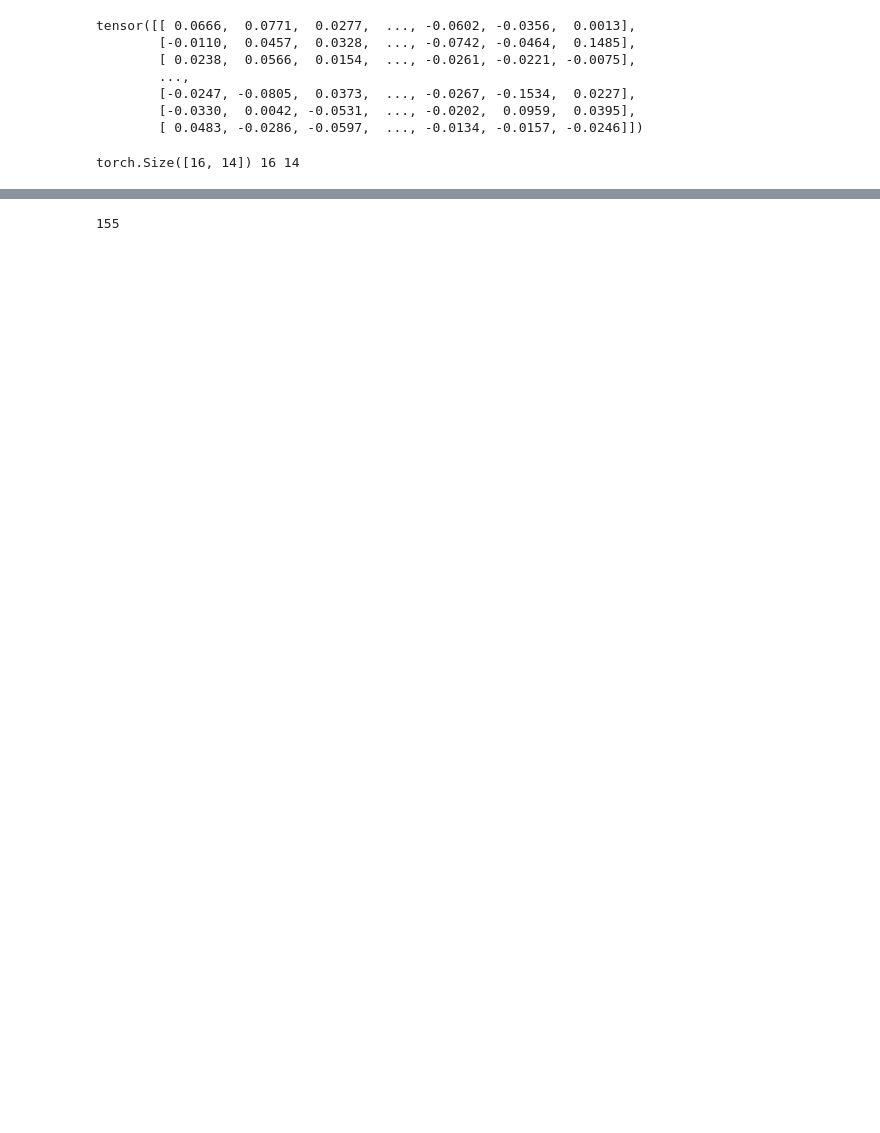
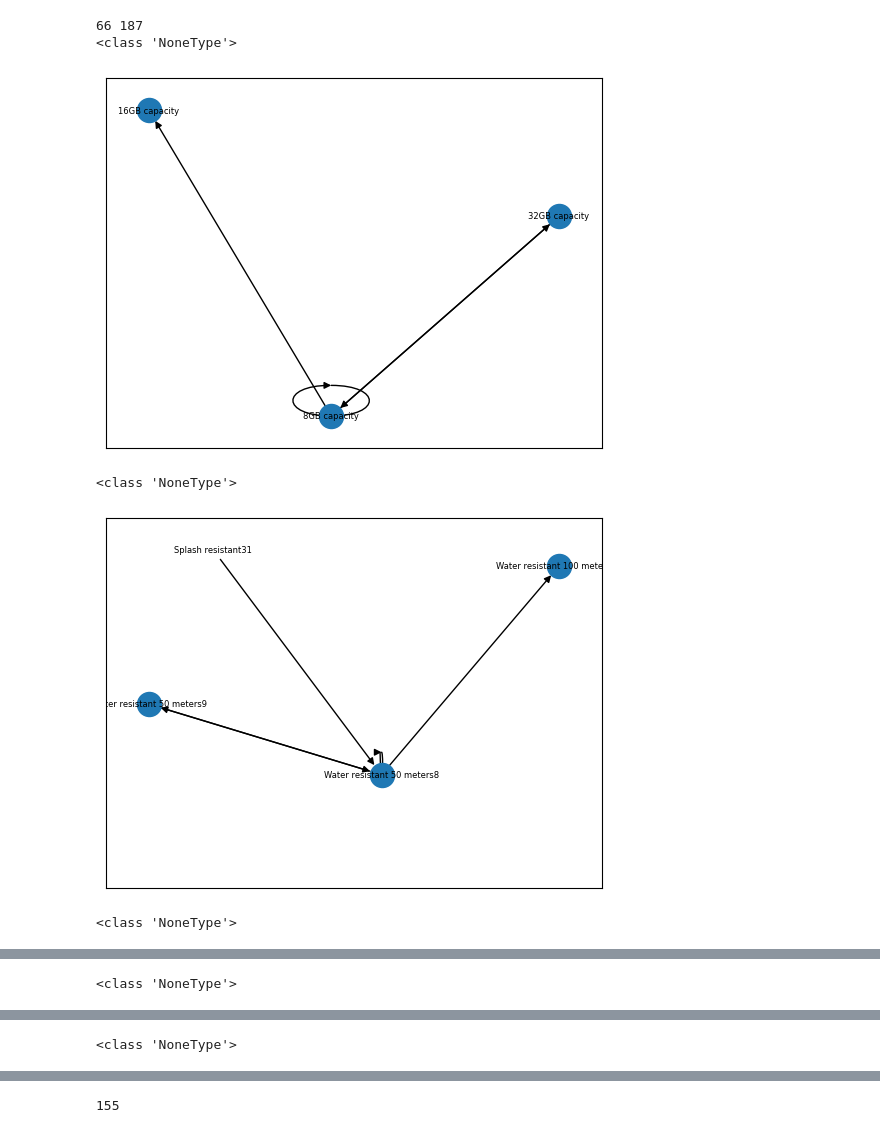
Before and after one commit to jhereth/apple-watch-analysis, a Jupyter notebook: analysis.ipynb, the cells around one changed output, grey strips where cells are left out. Saved outputs shown, nothing was run; the diff lists cells and outputs as text; code cells hidden in the pictures; blank space fills up the shorter version.

```diff
--- a/analysis.ipynb
+++ b/analysis.ipynb
@@ -27,16 +63,0 @@ class Watch:
-# %%
-from collections import defaultdict
-from pprint import pprint
-
-watches = []
-
-for device in devices_src:
-    watches.append(
-        Watch(
-            name=device.h3.text,
-            features=PVector(li.text for li in device.find_all("li")),
-        )
-    )
-
-watches.sort()
-pprint([(_.name, len(_.features)) for _ in watches])
@@ -45,3 +63,0 @@ TypeError: PVector() takes no arguments
-# %%
-w = watches[0]
-type(w.features)
@@ -76,11 +78 @@ Apple Watch Series  1
-# %%
-pprint(embeddings["Apple\xa0Watch SE"])
-# %% [output]
-tensor([[ 0.0666,  0.0771,  0.0277,  ..., -0.0602, -0.0356,  0.0013],
-        [-0.0110,  0.0457,  0.0328,  ..., -0.0742, -0.0464,  0.1485],
-        [ 0.0238,  0.0566,  0.0154,  ..., -0.0261, -0.0221, -0.0075],
-        ...,
-        [-0.0247, -0.0805,  0.0373,  ..., -0.0267, -0.1534,  0.0227],
-        [-0.0330,  0.0042, -0.0531,  ..., -0.0202,  0.0959,  0.0395],
-        [ 0.0483, -0.0286, -0.0597,  ..., -0.0134, -0.0157, -0.0246]])
 # %%
@@ -100,10 +143,36 @@ for i in range(len(key_list)):
-# %%
-first = key_list[0]
-second = key_list[2]
-print(
-    (matrix := scores[first][second]).size(),
-    len(features[first]),
-    len(features[second]),
-)
-# %% [output]
-torch.Size([16, 14]) 16 14
+# %%
+import matplotlib
+import matplotlib.pyplot as plt
+import networkx as nx
+
+features = set()
+for w in watches:
+    features |= set(w.features)
+# pprint(features)
+G = nx.DiGraph()
+G.add_nodes_from(features)
+edge_labels = {}
+for (w1, w2) in itertools.combinations(watches, 2):
+    for (s, t) in mappings[(w1, w2)].items():
+        # print(w1.name, w2.name, s, t)
+        G.add_edge(*(e:=w1.features[s], w2.features[t]))
+        edge_labels[e]=(w1,w2)
+print(G.number_of_nodes(), G.number_of_edges())
+for (i,n) in enumerate(G.nodes()):
+    # print(i,n)
+    edgs = [_ for _ in G.edges if n in _]
+    nghs = list(G.neighbors(n))
+    nx.draw_networkx(G, nodelist = nghs, edgelist = edgs, font_size=6)
+    nx.draw_networkx_edge_labels(G, nodelist = nghs, edgelist = edgs, edge_labels=edge_labels)
+    # ax.set_axis_off()
+    # fig.tight_layout()
+    plt.show()
+    if i > 3:
+        break
+# %% [output]
+66 187
+<class 'NoneType'>
+[figure, added]
+<class 'NoneType'>
+[figure, added]
+<class 'NoneType'>
@@ -109,0 +180 @@ torch.Size([16, 14]) 16 14
+<class 'NoneType'>
@@ -109,0 +182 @@ torch.Size([16, 14]) 16 14
+<class 'NoneType'>
```
Also changed, not shown: parts of 27 cells of this notebook, 9 other files.
